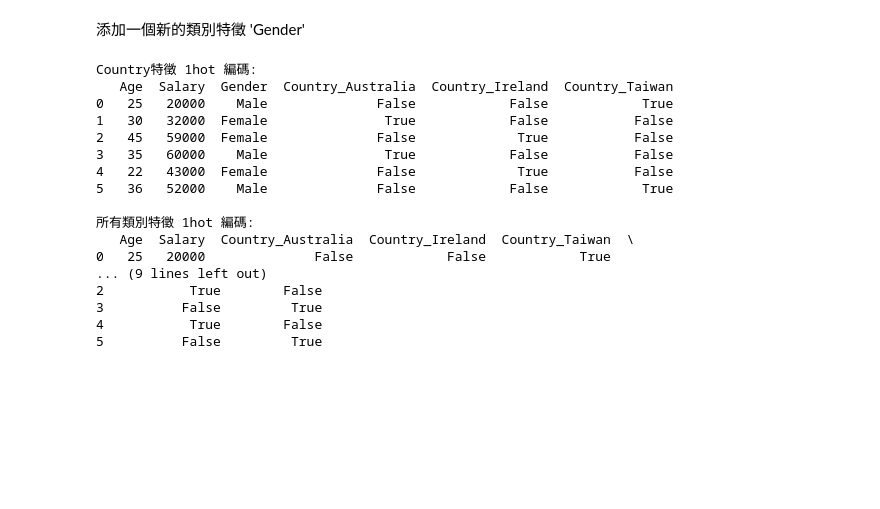
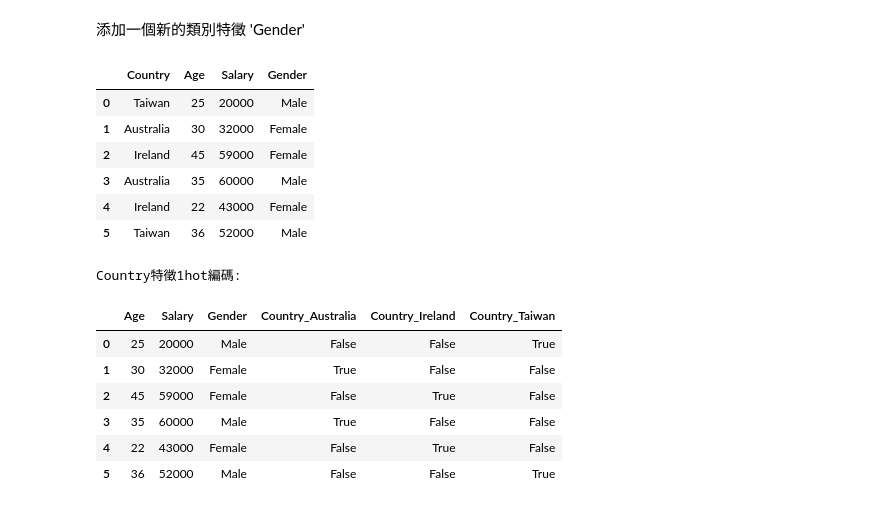
Before and after one commit to estellacoding/IMLP421, a Jupyter notebook: unit-3-ml-basic/4_Categorical_features_實戰.ipynb, the cells around one changed output. Saved outputs shown, nothing was run; the diff lists cells and outputs as text; code cells hidden in the pictures; blank space fills up the shorter version.

```diff
--- a/unit-3-ml-basic/4_Categorical_features_實戰.ipynb
+++ b/unit-3-ml-basic/4_Categorical_features_實戰.ipynb
@@ -393,7 +464,7 @@ print(data_encoded_df)
 # %% [markdown]
 添加一個新的類別特徵 'Gender'
 # %%
-# 添加一個新的類別特徵 'Gender'
+# 添加一個新的類別特徵'Gender'
 country = ['Taiwan', 'Australia', 'Ireland', 'Australia', 'Ireland', 'Taiwan']
 age = [25, 30, 45, 35, 22, 36]
 salary = [20000, 32000, 59000, 60000, 43000, 52000]
@@ -401,31 +472,26 @@ gender = ['Male', 'Female', 'Female', 'Male', 'Female', 'Male']
 
 dic = {'Country': country, 'Age': age, 'Salary': salary, 'Gender': gender}
 data = pd.DataFrame(dic)
+data
+# %% [output]
+|  | Country | Age | Salary | Gender |
+| 0 | Taiwan | 25 | 20000 | Male |
+| 1 | Australia | 30 | 32000 | Female |
+| 2 | Ireland | 45 | 59000 | Female |
+| 3 | Australia | 35 | 60000 | Male |
+| 4 | Ireland | 22 | 43000 | Female |
+| 5 | Taiwan | 36 | 52000 | Male |
-# %%
-# 使用 pandas.get_dummies 對 'Country' 特徵 1hot 編碼
-country_encoded_df = pd.get_dummies(data, columns=['Country'])
-print("Country特徵 1hot 編碼:")
-print(country_encoded_df)
-
-# 使用 pandas.get_dummies 對所有類別特徵 1hot 編碼
-data_encoded_df = pd.get_dummies(data)
-print("\n所有類別特徵 1hot 編碼:")
-print(data_encoded_df)
-# %% [output]
-Country特徵 1hot 編碼:
-   Age  Salary  Gender  Country_Australia  Country_Ireland  Country_Taiwan
-0   25   20000    Male              False            False            True
-1   30   32000  Female               True            False           False
-2   45   59000  Female              False             True           False
-3   35   60000    Male               True            False           False
-4   22   43000  Female              False             True           False
-5   36   52000    Male              False            False            True
-
-所有類別特徵 1hot 編碼:
-   Age  Salary  Country_Australia  Country_Ireland  Country_Taiwan  \
-0   25   20000              False            False            True
-... (9 lines left out)
-2           True        False
-3          False         True
-4           True        False
-5          False         True
+# %%
+# pandas.get_dummies對'Country'特徵1hot編碼
+country_encoded_df = pd.get_dummies(data, columns=['Country'])
+print("Country特徵1hot編碼:")
+country_encoded_df
+# %% [output]
+Country特徵1hot編碼:
+|  | Age | Salary | Gender | Country_Australia | Country_Ireland | Country_Taiwan |
+| 0 | 25 | 20000 | Male | False | False | True |
+| 1 | 30 | 32000 | Female | True | False | False |
+| 2 | 45 | 59000 | Female | False | True | False |
+| 3 | 35 | 60000 | Male | True | False | False |
+| 4 | 22 | 43000 | Female | False | True | False |
+| 5 | 36 | 52000 | Male | False | False | True |
```
Also changed, not shown: parts of 56 cells of this notebook, 2 other files.
